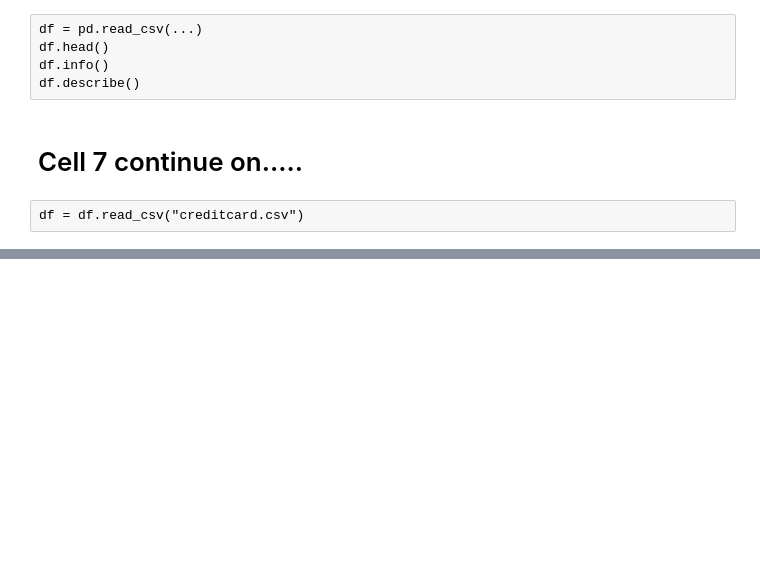
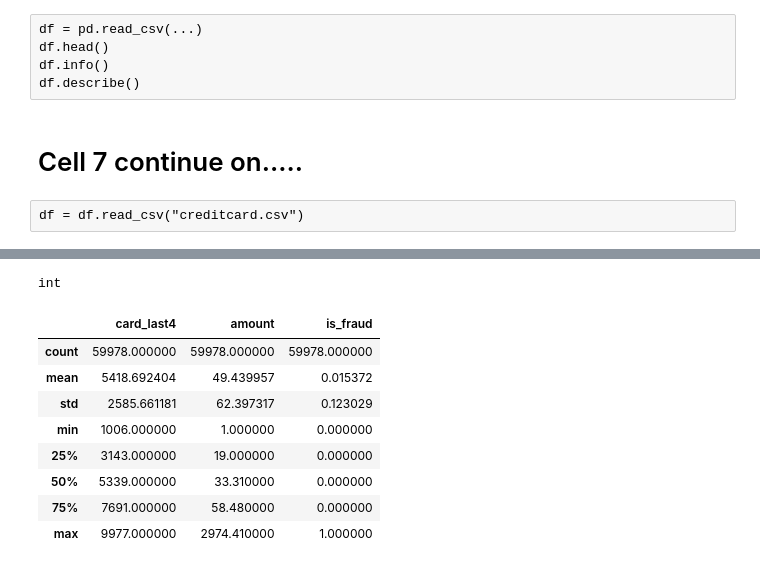
Before and after one commit to salimshre/credit-card-fraud-detector, a Jupyter notebook: learning/learning.ipynb, the cells around one changed output, grey strips where cells are left out. Drawn from its saved outputs; the diff is of its cells as text; code cells hidden in the pictures; blank space fills up the shorter version.

```diff
--- a/learning.ipynb
+++ b/learning/learning.ipynb
@@ -321,0 +327,9 @@ df = df.read_csv("creditcard.csv")
+# %%
+import pandas as pd
+
+df = pd.read_csv("creditcard_raw.csv")
+print(df)
+print()
+print(df.head())
+print()
+print(df.tail())
@@ -321,0 +406,16 @@ df = df.read_csv("creditcard.csv")
+# %%
+int
+# %% [output]
+int
+# %%
+df.describe()
+# %% [output]
+|  | card_last4 | amount | is_fraud |
+| count | 59978.000000 | 59978.000000 | 59978.000000 |
+| mean | 5418.692404 | 49.439957 | 0.015372 |
+| std | 2585.661181 | 62.397317 | 0.123029 |
+| min | 1006.000000 | 1.000000 | 0.000000 |
+| 25% | 3143.000000 | 19.000000 | 0.000000 |
+| 50% | 5339.000000 | 33.310000 | 0.000000 |
+| 75% | 7691.000000 | 58.480000 | 0.000000 |
+| max | 9977.000000 | 2974.410000 | 1.000000 |
```
Also changed, not shown: parts of 12 cells of this notebook, 2 other files.
